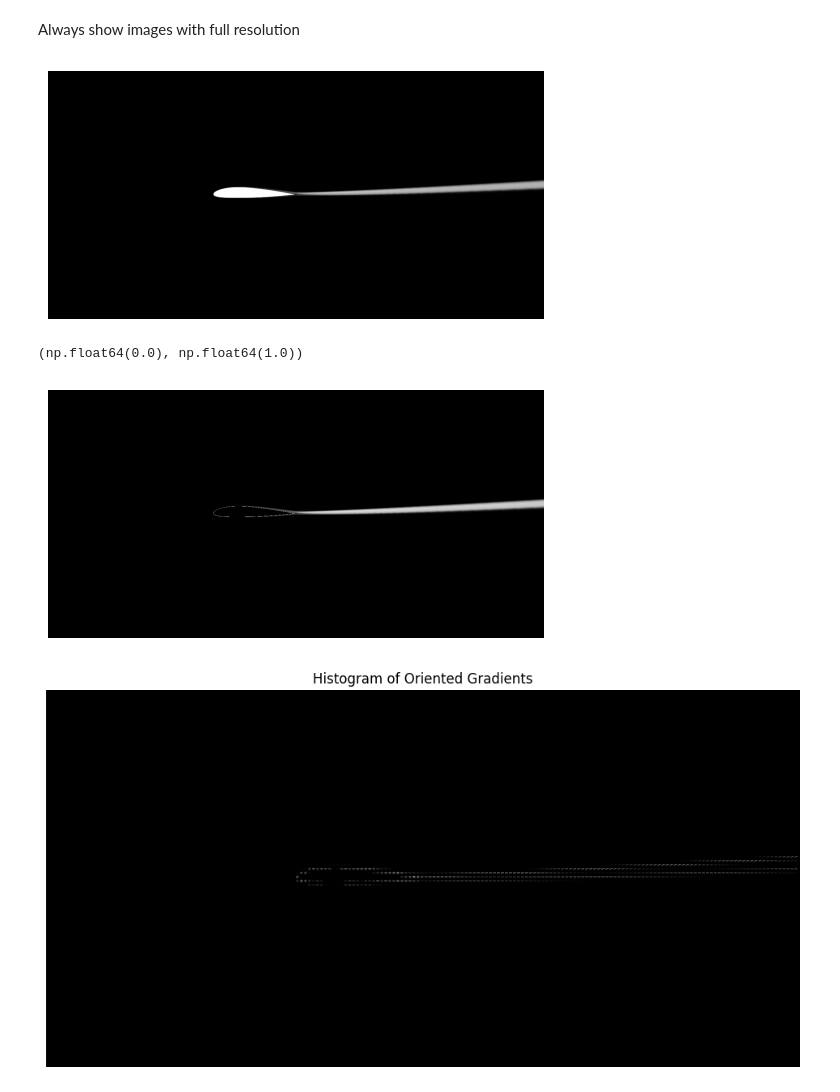
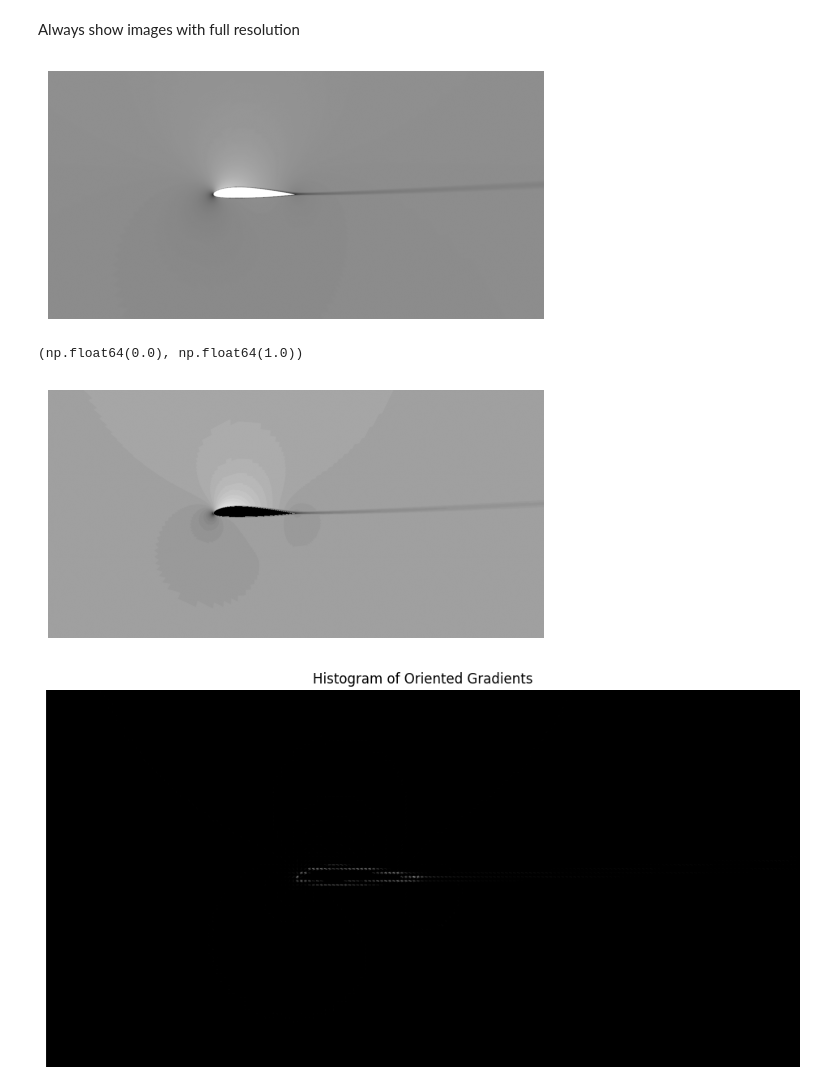
Before and after one commit to krngd2/AirfranceDatasetAnalysis, a Jupyter notebook: UxFeatureExtraction.ipynb, the cells around one changed output. Drawn from its saved outputs; the diff is of its cells as text; code cells hidden in the pictures.

```diff
--- a/UxFeatureExtraction.ipynb
+++ b/UxFeatureExtraction.ipynb
@@ -10,8 +10,7 @@ from skimage.io import imread
 from skimage.color import rgb2gray
 
 # Define the image path
-image_path = 'airfRANS_cropped_nut.png'
-
+image_path = 'airfRANS_cropped_ux.png'
 # Check if the image file exists
 if not os.path.exists(image_path):
     raise FileNotFoundError(f"The image file '{image_path}' does not exist.")
@@ -23,7 +22,7 @@ plt.imshow(img, cmap='gray', vmin=0, vmax=1)
 plt.axis('off')  # Hide the axes
 plt.show()
 # %% [output]
-[figure, old version]
+[figure, new version]
 # %%
 import numpy as np
 np.min(img), np.max(img)
@@ -32,15 +31,18 @@ np.min(img), np.max(img)
 # %%
 # Create a mask removing the intensity value = 1 and = 0
 mask = (img != 1) & (img != 0)
 # Apply the mask to the image
 masked_img = img * mask
-
+# round to 2 decimal places
+# masked_img = np.round(masked_img, 2)
+num_levels = 50
+masked_img = np.round(masked_img * (num_levels - 1)) / (num_levels - 1)
 # Show the masked image
 plt.imshow(masked_img, cmap='gray' )
 plt.axis('off')  # Hide the axes
 plt.show()
 # %% [output]
-[figure, old version]
+[figure, new version]
 # %%
 from skimage.feature import hog
 from skimage import data, exposure, io, color
```
Also changed, not shown: parts of 3 cells of this notebook, 6 other files.
